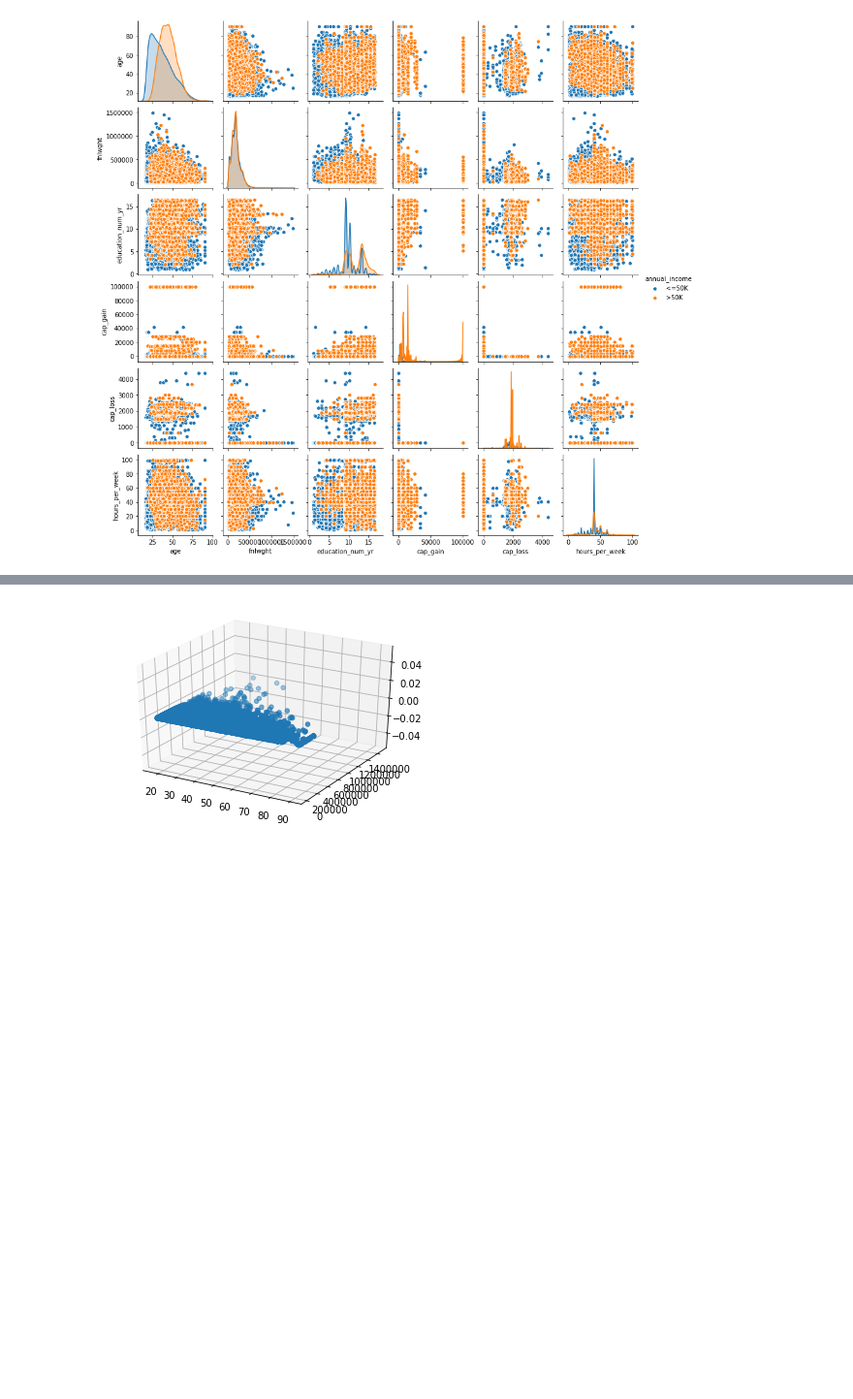
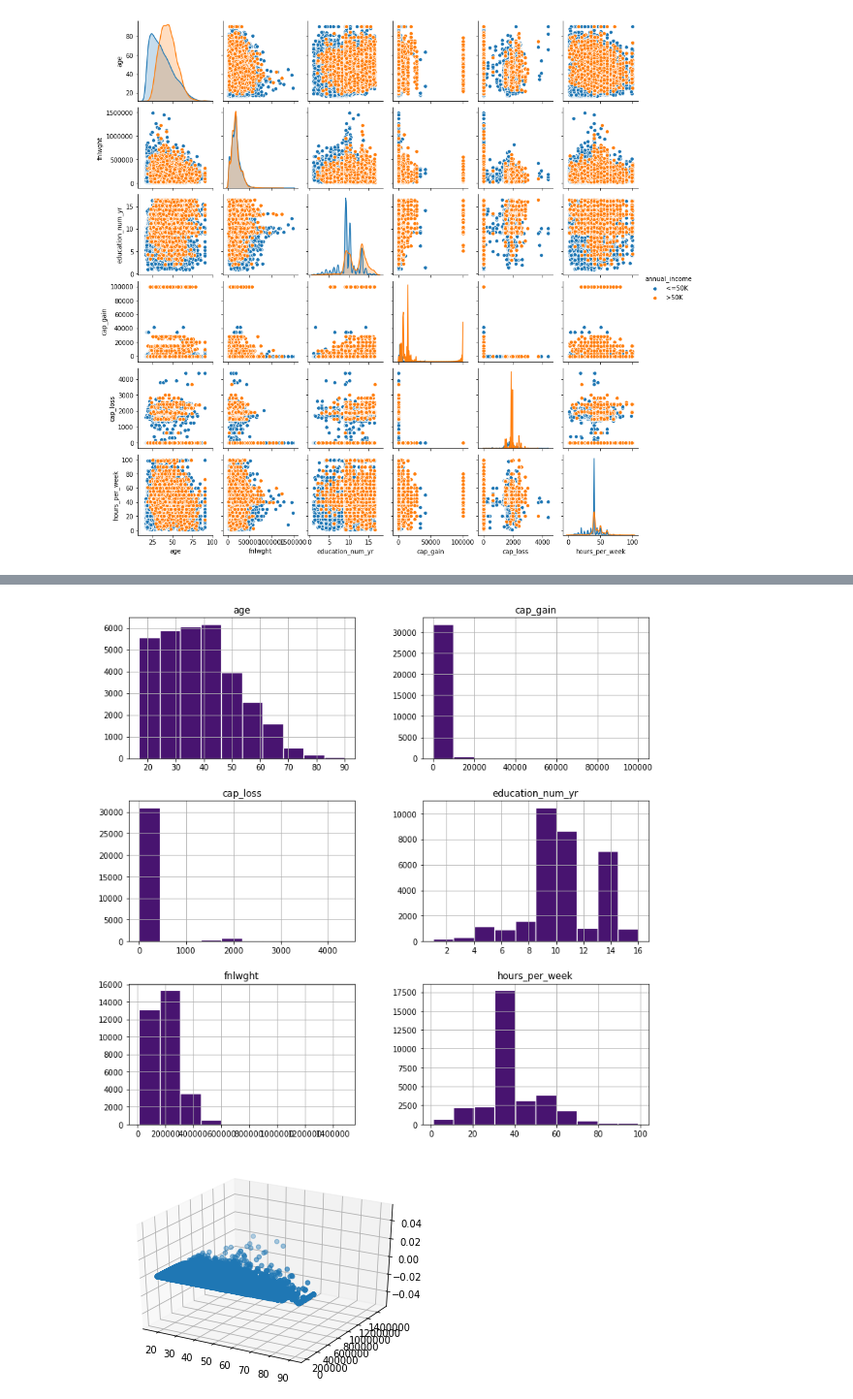
Before and after one commit to wnayden/MSDS7331, a Jupyter notebook: Lab_1_95_census_data.ipynb, the cells around one changed output, grey strips where cells are left out. Shown at 97% size. Saved outputs shown, nothing was run; the diff lists cells and outputs as text; code cells hidden in the pictures; blank space fills up the shorter version.

```diff
--- a/Lab_1_95_census_data.ipynb
+++ b/Lab_1_95_census_data.ipynb
@@ -410,3 +416,11 @@ sns.pairplot(continous_feat_jitter,hue = 'annual_income', height=2)
+# %%
+# Distribution of Different Features of the Dataset
+distribution = raw_census_95_data.hist( color='#481470', linewidth = 1.2, edgecolor = 'white')
+fig = plt.gcf()
+fig.set_size_inches(12,12)
+plt.show()
+# %% [output]
+[figure, added]
 # %%
 #https://matplotlib.org/3.1.1/gallery/mplot3d/scatter3d.html
 fig = plt.figure()
```
Also changed, not shown: parts of 1 cell of this notebook.
